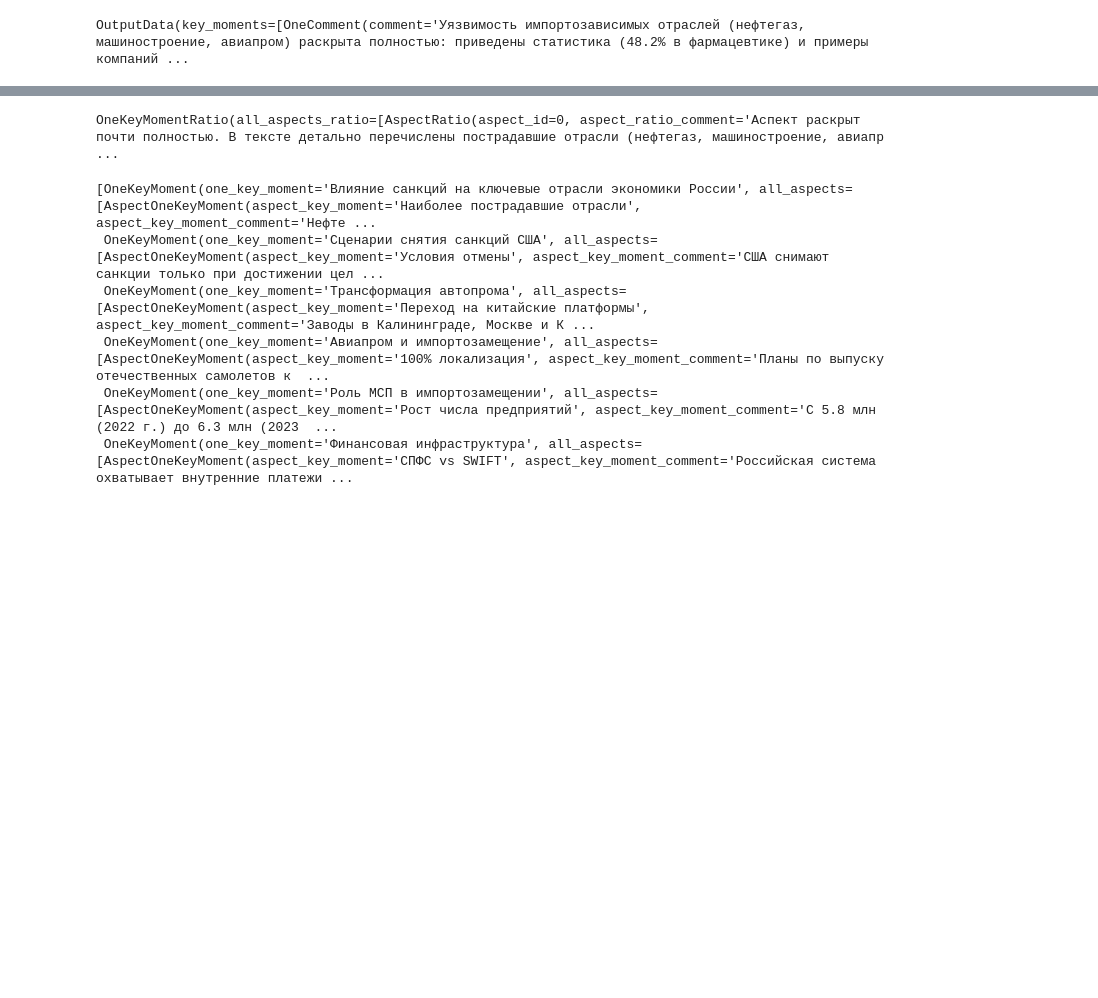
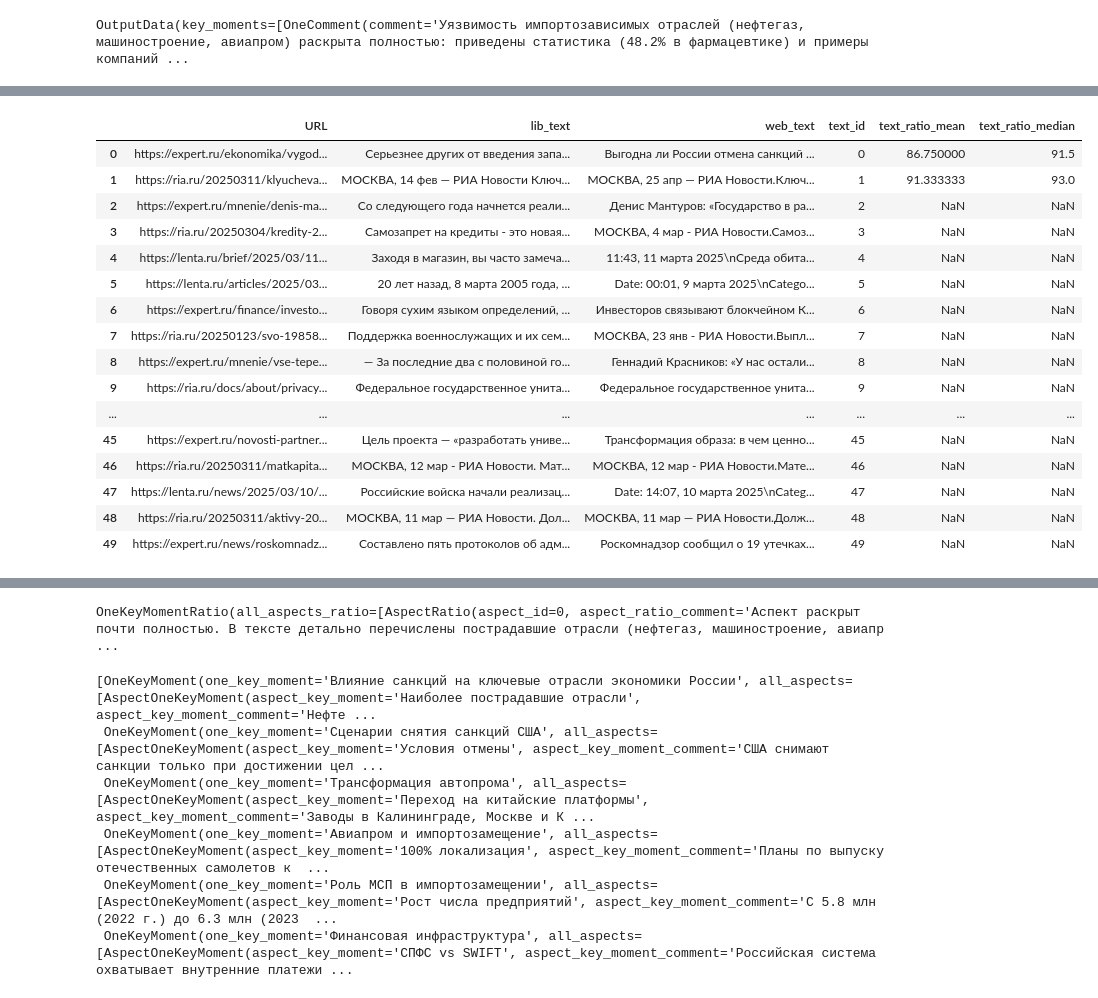
Before and after one commit to rvegrc/llm_news, a Jupyter notebook: LLM_news/llm_news.ipynb, the cells around one changed output, grey strips where cells are left out. Saved outputs shown, nothing was run; the diff lists cells and outputs as text; code cells hidden in the pictures; blank space fills up the shorter version.

```diff
--- a/LLM_news/llm_news.ipynb
+++ b/LLM_news/llm_news.ipynb
@@ -362,0 +360,27 @@ target_moment.all_aspects
+# %%
+data_test_web['text_id'] = data_test_web.index
+df_output_group_id = df_output.groupby('text_id').agg({
+    'text_ratio_mean': 'mean',
+    'text_ratio_median': 'median'
+}).reset_index()
+data_test_web = data_test_web.merge(df_output_group_id, on='text_id', how='left')
+
+data_test_web
+# %% [output]
+|  | URL | lib_text | web_text | text_id | text_ratio_mean | text_ratio_median |
+| 0 | https://expert.ru/ekonomika/vygod... | Серьезнее других от введения запа... | Выгодна ли России отмена санкций ... | 0 | 86.750000 | 91.5 |
+| 1 | https://ria.ru/20250311/klyucheva... | МОСКВА, 14 фев — РИА Новости Ключ... | МОСКВА, 25 апр — РИА Новости.Ключ... | 1 | 91.333333 | 93.0 |
+| 2 | https://expert.ru/mnenie/denis-ma... | Со следующего года начнется реали... | Денис Мантуров: «Государство в ра... | 2 | NaN | NaN |
+| 3 | https://ria.ru/20250304/kredity-2... | Самозапрет на кредиты - это новая... | МОСКВА, 4 мар - РИА Новости.Самоз... | 3 | NaN | NaN |
+| 4 | https://lenta.ru/brief/2025/03/11... | Заходя в магазин, вы часто замеча... | 11:43, 11 марта 2025\nСреда обита... | 4 | NaN | NaN |
+| 5 | https://lenta.ru/articles/2025/03... | 20 лет назад, 8 марта 2005 года, ... | Date: 00:01, 9 марта 2025\nCatego... | 5 | NaN | NaN |
+| 6 | https://expert.ru/finance/investo... | Говоря сухим языком определений, ... | Инвесторов связывают блокчейном К... | 6 | NaN | NaN |
+| 7 | https://ria.ru/20250123/svo-19858... | Поддержка военнослужащих и их сем... | МОСКВА, 23 янв - РИА Новости.Выпл... | 7 | NaN | NaN |
+| 8 | https://expert.ru/mnenie/vse-tepe... | — За последние два с половиной го... | Геннадий Красников: «У нас остали... | 8 | NaN | NaN |
+| 9 | https://ria.ru/docs/about/privacy... | Федеральное государственное унита... | Федеральное государственное унита... | 9 | NaN | NaN |
+| ... | ... | ... | ... | ... | ... | ... |
+| 45 | https://expert.ru/novosti-partner... | Цель проекта — «разработать униве... | Трансформация образа: в чем ценно... | 45 | NaN | NaN |
+| 46 | https://ria.ru/20250311/matkapita... | МОСКВА, 12 мар - РИА Новости. Мат... | МОСКВА, 12 мар - РИА Новости.Мате... | 46 | NaN | NaN |
+| 47 | https://lenta.ru/news/2025/03/10/... | Российские войска начали реализац... | Date: 14:07, 10 марта 2025\nCateg... | 47 | NaN | NaN |
+| 48 | https://ria.ru/20250311/aktivy-20... | МОСКВА, 11 мар — РИА Новости. Дол... | МОСКВА, 11 мар — РИА Новости.Долж... | 48 | NaN | NaN |
+| 49 | https://expert.ru/news/roskomnadz... | Составлено пять протоколов об адм... | Роскомнадзор сообщил о 19 утечках... | 49 | NaN | NaN |
```
Also changed, not shown: parts of 14 cells of this notebook, 1 other file.
